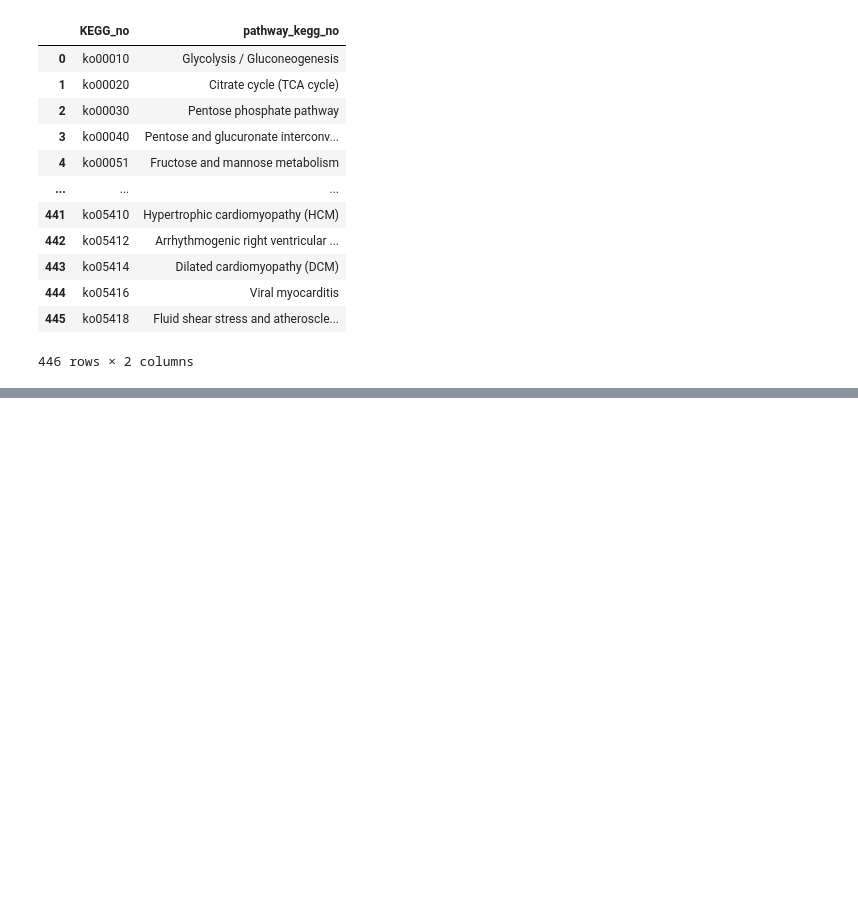
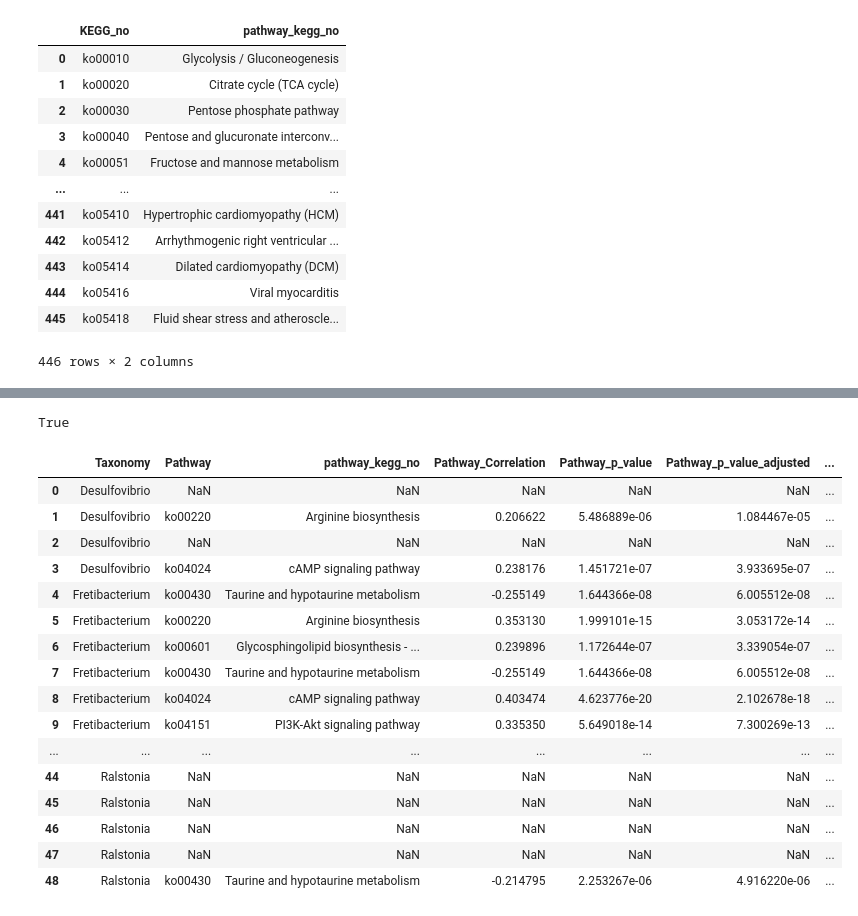
Before and after one commit to yooninsu/Pancreatic-Cancer-Analysis, a Jupyter notebook: Correlation-analysis.ipynb, the cells around one changed output, grey strips where cells are left out. Saved outputs shown, nothing was run; the diff lists cells and outputs as text; code cells hidden in the pictures; blank space fills up the shorter version.

```diff
--- a/Correlation-analysis.ipynb
+++ b/Correlation-analysis.ipynb
@@ -411,0 +325,3 @@ plt.show()
+# %%
+up_tax_ortho_correlation = calculate_correlation(tax_data, ortho_data,up_genus, up_ortho, down_ortho,label='Orthology')
+down_tax_ortho_correlation = calculate_correlation(tax_data, ortho_data, down_genus, up_ortho, down_ortho, label="Orthology")
@@ -411,0 +361,39 @@ plt.show()
+# %%
+mapping_df = pd.read_excel(path+'/pathway_Orthology_map.xlsx',sheet_name='Sheet2')
+# Remove all kinds of whitespace (including \xa0) from 'Orthology_kegg_no' column in mapping_df
+mapping_df['Orthology_kegg_no'] = mapping_df['Orthology_kegg_no'].str.replace(r'\s+', '', regex=True)
+# %%
+'K00485' in mapping_df['Orthology_kegg_no'].values
+# %% [output]
+True
+# %%
+tmp1 = pd.merge(
+    up_tax_ortho_correlation,
+    mapping_df[['Pathway_ID', 'Orthology_kegg_no']],
+    how='left',
+    left_on="Orthology",
+    right_on="Orthology_kegg_no"
+)
+tmp2 = pd.merge(
+    down_tax_ortho_correlation,
+    mapping_df[['Pathway_ID', 'Orthology_kegg_no']],
+    how='left',
+    left_on="Orthology",
+    right_on="Orthology_kegg_no"
+)
+# %%
+# Correct way to merge on multiple columns
+up_results = pd.merge(
+    up_merged_df,
+    tmp1,
+    how='right',
+    left_on=['Taxonomy', 'Pathway'],
+    right_on=['Taxonomy', 'Pathway_ID']
+)
+down_results = pd.merge(
+    down_merged_df,
+    tmp2,
+    how='right',
+    left_on=['Taxonomy', 'Pathway'],
+    right_on=['Taxonomy', 'Pathway_ID']
+)
@@ -411,0 +403,20 @@ plt.show()
+# %%
+up_results
+# %% [output]
+|  | Taxonomy | Pathway | pathway_kegg_no | Pathway_Correlation | Pathway_p_value | Pathway_p_value_adjusted | ... |
+| 0 | Desulfovibrio | NaN | NaN | NaN | NaN | NaN | ... |
+| 1 | Desulfovibrio | ko00220 | Arginine biosynthesis | 0.206622 | 5.486889e-06 | 1.084467e-05 | ... |
+| 2 | Desulfovibrio | NaN | NaN | NaN | NaN | NaN | ... |
+| 3 | Desulfovibrio | ko04024 | cAMP signaling pathway | 0.238176 | 1.451721e-07 | 3.933695e-07 | ... |
+| 4 | Fretibacterium | ko00430 | Taurine and hypotaurine metabolism | -0.255149 | 1.644366e-08 | 6.005512e-08 | ... |
+| 5 | Fretibacterium | ko00220 | Arginine biosynthesis | 0.353130 | 1.999101e-15 | 3.053172e-14 | ... |
+| 6 | Fretibacterium | ko00601 | Glycosphingolipid biosynthesis - ... | 0.239896 | 1.172644e-07 | 3.339054e-07 | ... |
+| 7 | Fretibacterium | ko00430 | Taurine and hypotaurine metabolism | -0.255149 | 1.644366e-08 | 6.005512e-08 | ... |
+| 8 | Fretibacterium | ko04024 | cAMP signaling pathway | 0.403474 | 4.623776e-20 | 2.102678e-18 | ... |
+| 9 | Fretibacterium | ko04151 | PI3K-Akt signaling pathway | 0.335350 | 5.649018e-14 | 7.300269e-13 | ... |
+| ... | ... | ... | ... | ... | ... | ... | ... |
+| 44 | Ralstonia | NaN | NaN | NaN | NaN | NaN | ... |
+| 45 | Ralstonia | NaN | NaN | NaN | NaN | NaN | ... |
+| 46 | Ralstonia | NaN | NaN | NaN | NaN | NaN | ... |
+| 47 | Ralstonia | NaN | NaN | NaN | NaN | NaN | ... |
+| 48 | Ralstonia | ko00430 | Taurine and hypotaurine metabolism | -0.214795 | 2.253267e-06 | 4.916220e-06 | ... |
```
Also changed, not shown: parts of 35 cells of this notebook, 2 other files.
